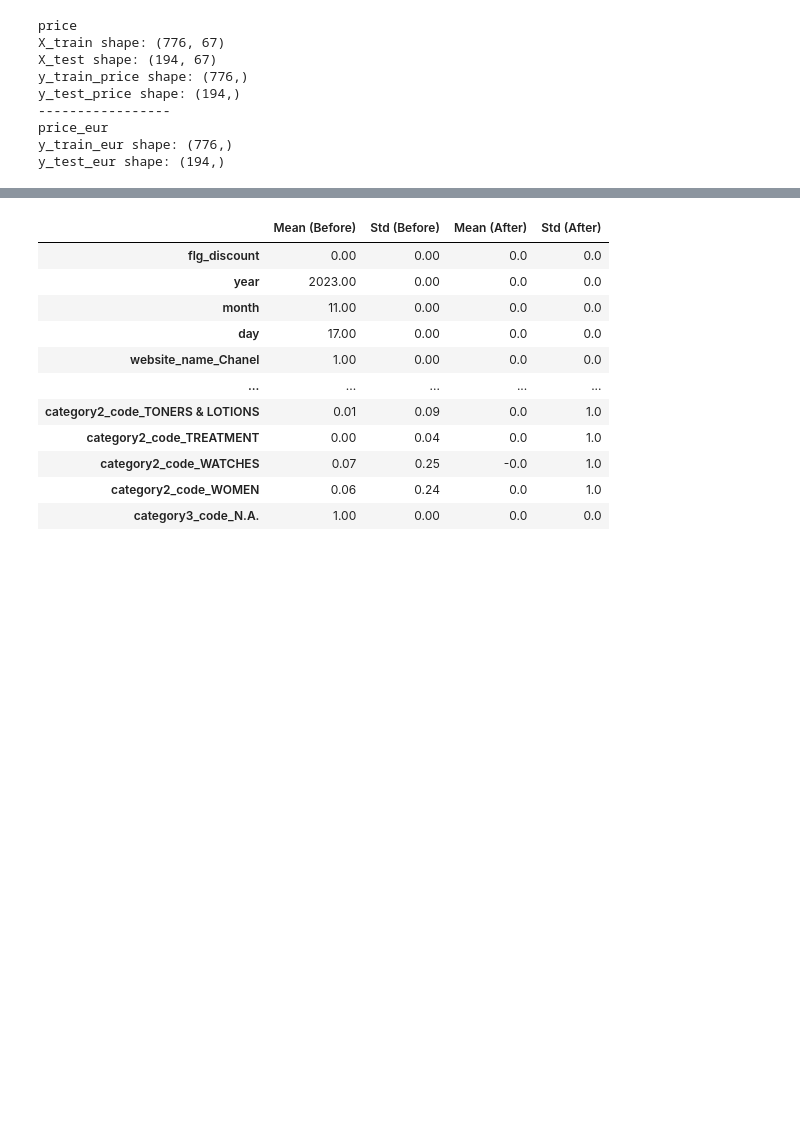
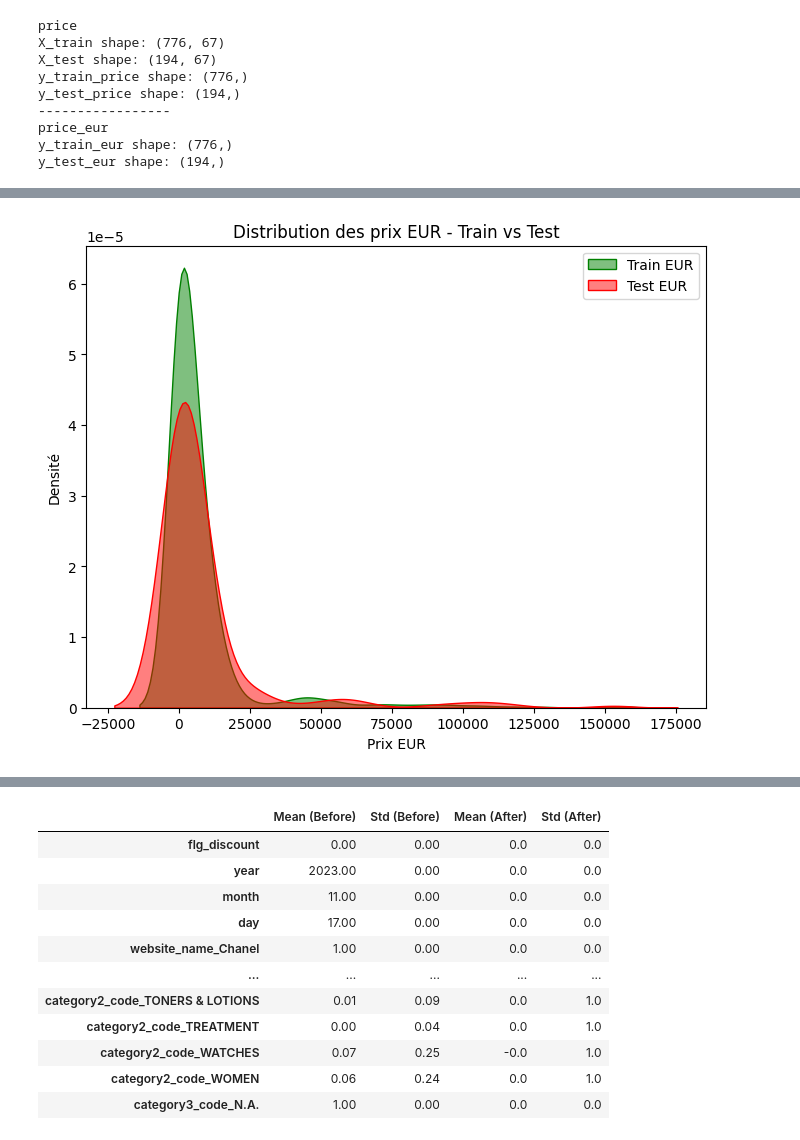
Before and after one commit to Chlooow/price-prediction-chanel, a Jupyter notebook: projetChanel.ipynb, the cells around one changed output, grey strips where cells are left out. Saved outputs shown, nothing was run; the diff lists cells and outputs as text; code cells hidden in the pictures; blank space fills up the shorter version.

```diff
--- a/projetChanel.ipynb
+++ b/projetChanel.ipynb
@@ -336,3 +397,15 @@ X_test_eur_scaled = scaler_eur.transform(X_test_eur)
+# %%
+plt.figure(figsize=(8,6))
+sns.kdeplot(y_train_eur, label="Train EUR", fill=True, color="green", alpha=0.5)
+sns.kdeplot(y_test_eur, label="Test EUR", fill=True, color="red", alpha=0.5)
+
+plt.title("Distribution des prix EUR - Train vs Test")
+plt.xlabel("Prix EUR")
+plt.ylabel("Densité")
+plt.legend()
+plt.show()
+# %% [output]
+[figure, added]
 # %%
 import pandas as pd
 
```
Also changed, not shown: parts of 13 cells of this notebook.
